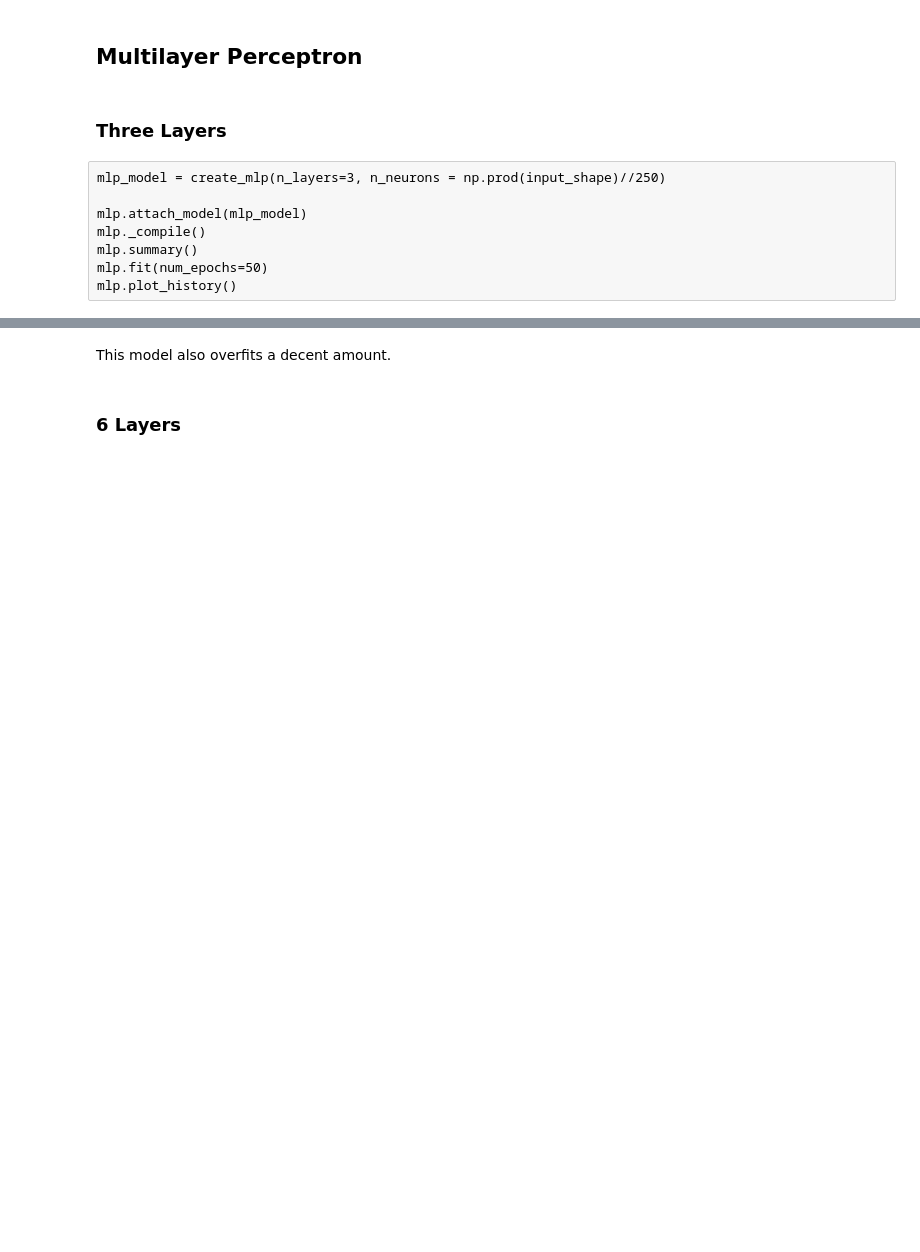
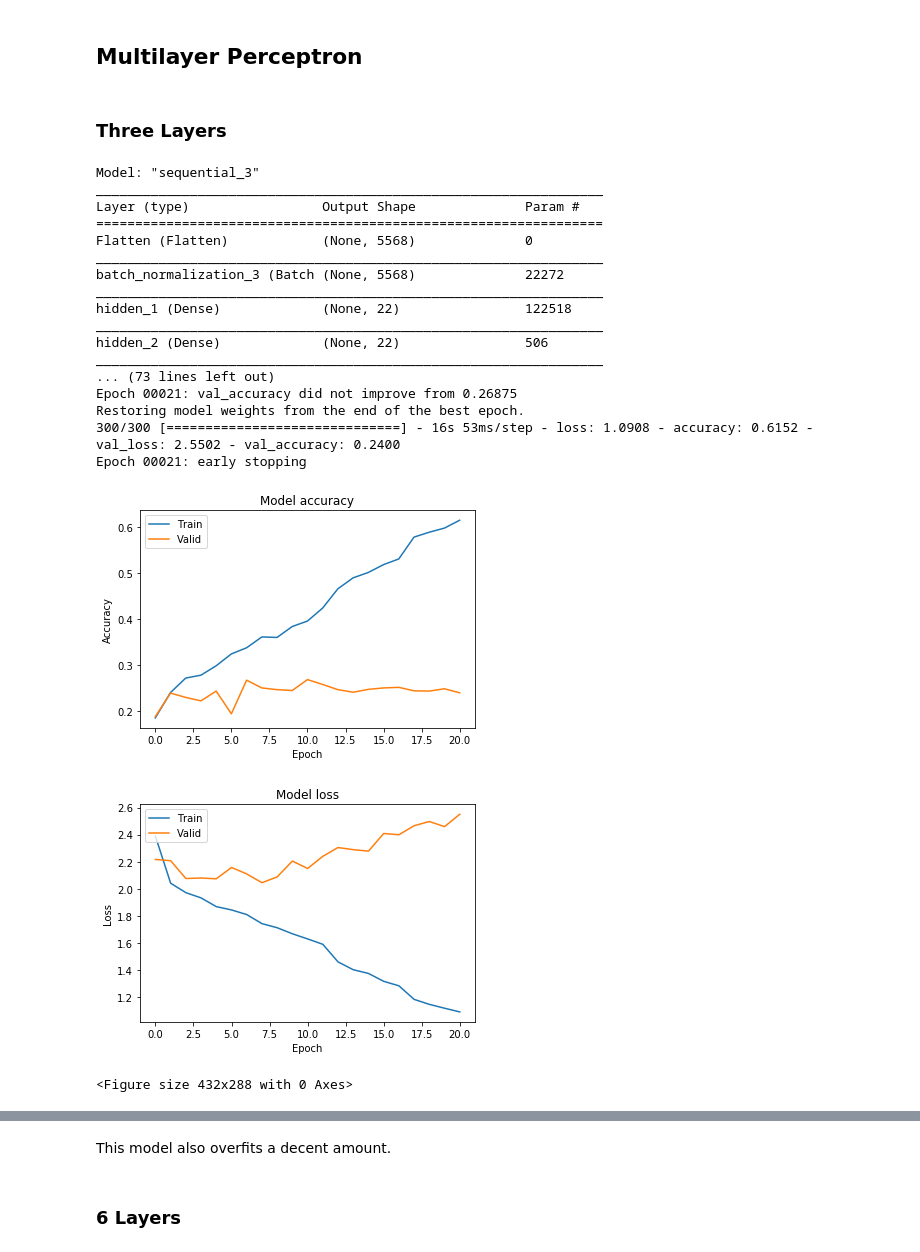
Before and after one commit to awray3/music_clf, a Jupyter notebook: tf_fma.ipynb, the cells around one changed output, grey strips where cells are left out. Saved outputs shown, nothing was run; the diff lists cells and outputs as text; code cells hidden in the pictures; blank space fills up the shorter version.

```diff
--- a/tf_fma.ipynb
+++ b/tf_fma.ipynb
@@ -519,12 +547,33 @@ mlp_path_3 = 'models/mlp/mlp_3_layers/'
 mlp_3 = MyModel(batch_size=16, model_dir=mlp_path_3)
-# %% [raw]
-mlp_model = create_mlp(n_layers=3, n_neurons = np.prod(input_shape)//250)
-
-mlp.attach_model(mlp_model)
-mlp._compile()
-mlp.summary()
-mlp.fit(num_epochs=50)
-mlp.plot_history()
+# %%
+mlp_model = create_mlp(n_layers=3, n_neurons = np.prod(input_shape)//250)
+
+mlp_3.attach_model(mlp_model)
+mlp_3._compile()
+mlp_3.summary()
+mlp_3.fit(num_epochs=50)
+mlp_3.plot_history()
+# %% [output]
+Model: "sequential_3"
+_________________________________________________________________
+Layer (type)                 Output Shape              Param #
+=================================================================
+Flatten (Flatten)            (None, 5568)              0
+_________________________________________________________________
+batch_normalization_3 (Batch (None, 5568)              22272
+_________________________________________________________________
+hidden_1 (Dense)             (None, 22)                122518
+_________________________________________________________________
+hidden_2 (Dense)             (None, 22)                506
+_________________________________________________________________
+... (73 lines left out)
+Epoch 00021: val_accuracy did not improve from 0.26875
+Restoring model weights from the end of the best epoch.
+300/300 [==============================] - 16s 53ms/step - loss: 1.0908 - accuracy: 0.6152 - val_loss: 2.5502 - val_accuracy: 0.2400
+Epoch 00021: early stopping
+[figure, added]
+[figure, added]
+<Figure size 432x288 with 0 Axes>
 # %%
 mlp_3.load_model()
 mlp_3.summary()
```
Also changed, not shown: parts of 28 cells of this notebook, 5 other files.
